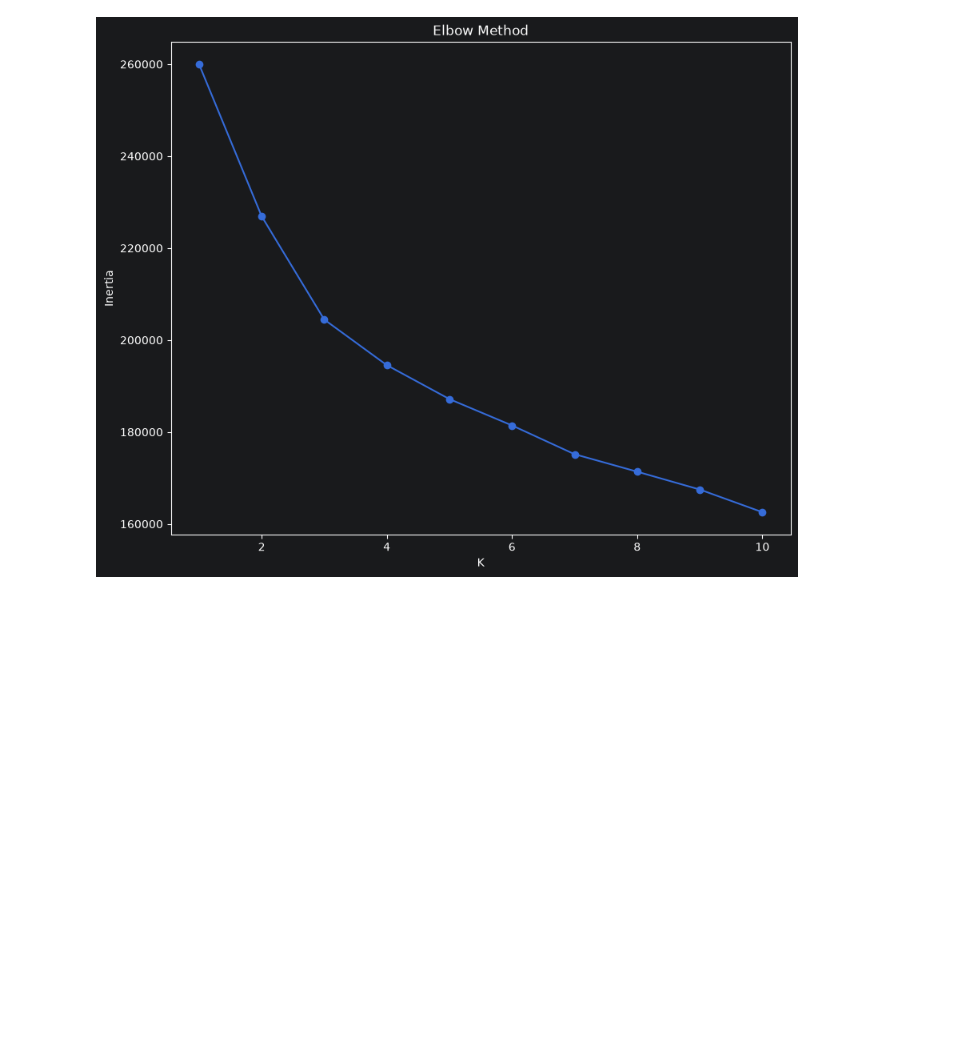
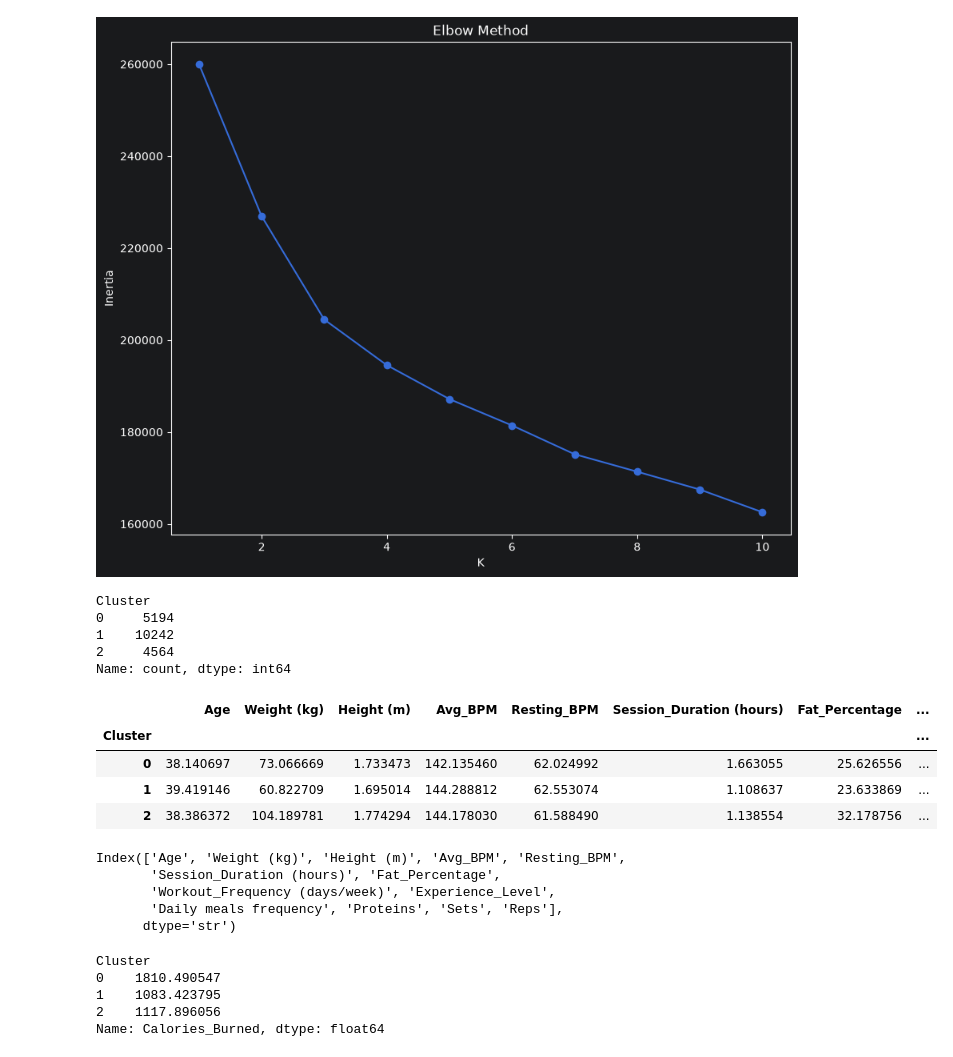
Before and after one commit to mar373/gym-clustering, a Jupyter notebook: KMeans.ipynb, the cells around one changed output. Cells and saved outputs as stored; diff of their text form; code cells hidden in the pictures; blank space fills up the shorter version.

```diff
--- a/KMeans.ipynb
+++ b/KMeans.ipynb
@@ -299,3 +299,41 @@ plt.title('Elbow Method')
 plt.show()
 # %% [output]
 [figure]
+# %%
+kmeans_3 = KMeans(n_clusters=3, random_state=10)
+
+kmeans_3.fit(X_scaled_winsorized)
+
+df['Cluster'] = kmeans_3.labels_
+
+df['Cluster'].value_counts().sort_index()
+# %% [output]
+Cluster
+0     5194
+1    10242
+2     4564
+Name: count, dtype: int64
+# %%
+df.groupby('Cluster')[features.columns].mean()
+# %% [output]
+|  | Age | Weight (kg) | Height (m) | Avg_BPM | Resting_BPM | Session_Duration (hours) | Fat_Percentage | ... |
+| Cluster |  |  |  |  |  |  |  | ... |
+| 0 | 38.140697 | 73.066669 | 1.733473 | 142.135460 | 62.024992 | 1.663055 | 25.626556 | ... |
+| 1 | 39.419146 | 60.822709 | 1.695014 | 144.288812 | 62.553074 | 1.108637 | 23.633869 | ... |
+| 2 | 38.386372 | 104.189781 | 1.774294 | 144.178030 | 61.588490 | 1.138554 | 32.178756 | ... |
+# %%
+features.columns
+# %% [output]
+Index(['Age', 'Weight (kg)', 'Height (m)', 'Avg_BPM', 'Resting_BPM',
+       'Session_Duration (hours)', 'Fat_Percentage',
+       'Workout_Frequency (days/week)', 'Experience_Level',
+       'Daily meals frequency', 'Proteins', 'Sets', 'Reps'],
+      dtype='str')
+# %%
+df.groupby('Cluster')['Calories_Burned'].mean()
+# %% [output]
+Cluster
+0    1810.490547
+1    1083.423795
+2    1117.896056
+Name: Calories_Burned, dtype: float64
```
Also changed, not shown: parts of 11 cells of this notebook.
